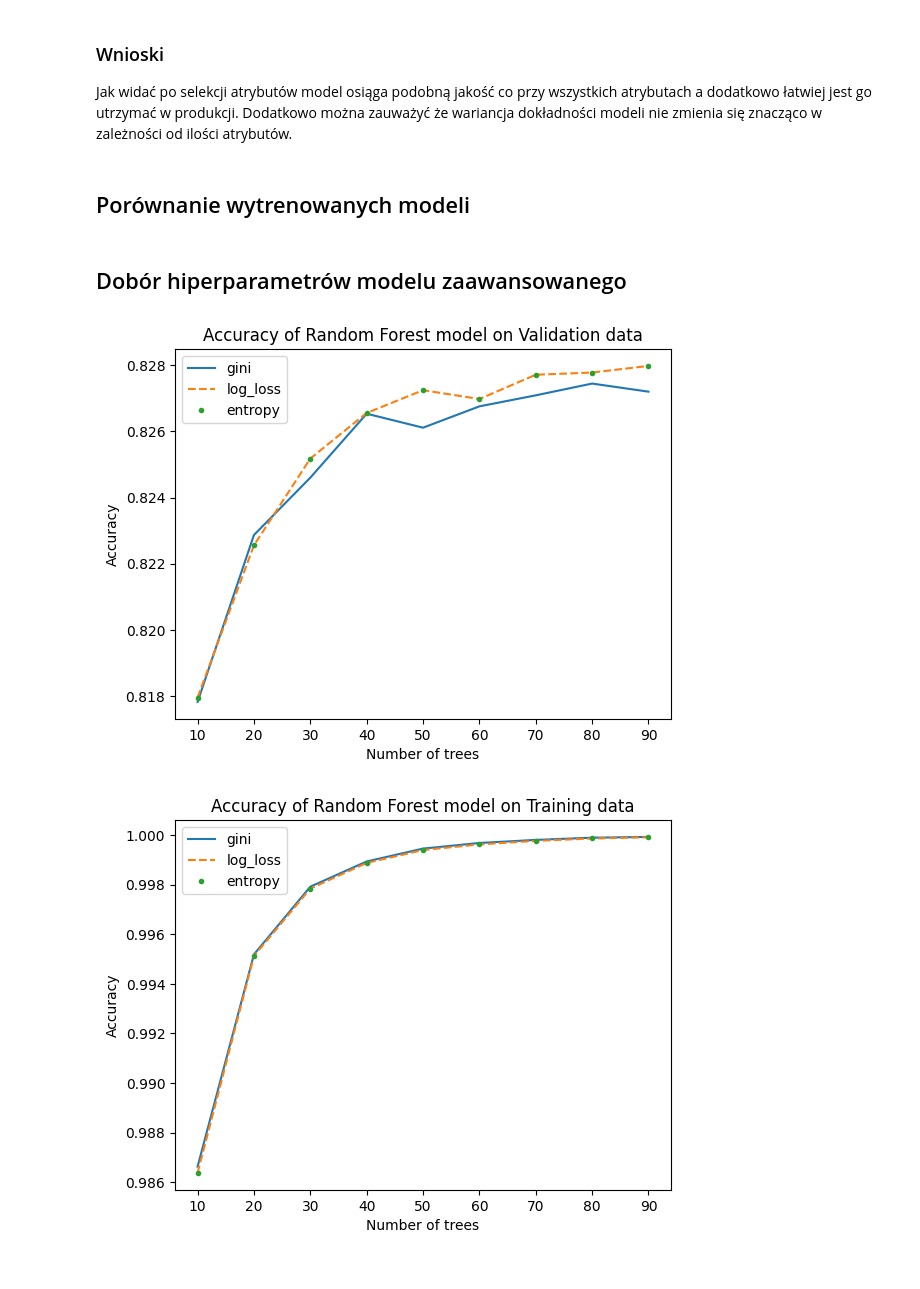
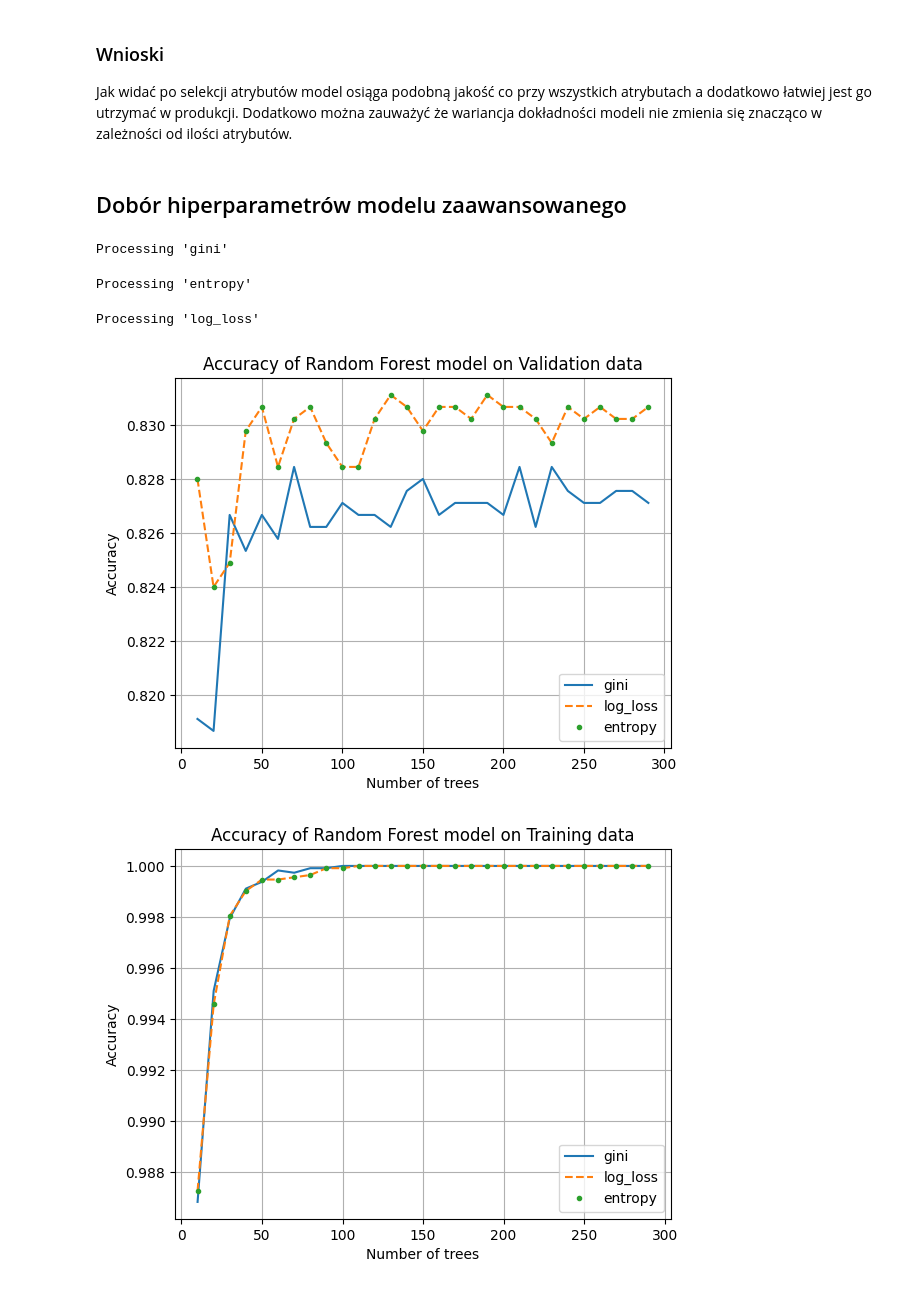
Before and after one commit to sz-aleksandra/premium-candidate-predictor, a Jupyter notebook: Dokumentacje/etap2/Raport z budowy modeli.ipynb, the cells around one changed output. Cells and saved outputs as stored; diff of their text form; code cells hidden in the pictures.

Commit message:
Fixed formating added model evaluation

```diff
--- a/Dokumentacje/etap2/Raport z budowy modeli.ipynb
+++ b/Dokumentacje/etap2/Raport z budowy modeli.ipynb
@@ -92,31 +91,31 @@ All Attributes: Mean Model accuracy 0.8047383333333332, Variance 0.0002345954194
 # %% [markdown]
 ### Wnioski
 Jak widać po selekcji atrybutów model osiąga podobną jakość co przy wszystkich atrybutach a dodatkowo łatwiej jest go utrzymać w produkcji. Dodatkowo można zauważyć że wariancja dokładności modeli nie zmienia się znacząco w zależności od ilości atrybutów.
-# %% [markdown]
-## Porównanie wytrenowanych modeli
 # %% [markdown]
 ## Dobór hiperparametrów modelu zaawansowanego
 # %%
 def load_data(base_path='data/'):
     X_train = pd.read_csv(f'{base_path}X_train.csv')
     X_val = pd.read_csv(f'{base_path}X_val.csv')
+    X_test = pd.read_csv(f'{base_path}X_test.csv')
+    Y_test = pd.read_csv(f'{base_path}Y_test.csv')
     Y_train = pd.read_csv(f'{base_path}Y_train.csv')
     Y_val = pd.read_csv(f'{base_path}Y_val.csv')
-    return X_train, X_val, Y_train, Y_val
-
-X_train, X_val, Y_train, Y_val = load_data()
+    return X_train, X_val,X_test, Y_train, Y_val,Y_test
+X_train, X_val,_, Y_train, Y_val, _ = load_data()
 scaler = StandardScaler()
 X_train_scaled = scaler.fit_transform(X_train)
 X_val_scaled = scaler.transform(X_val)
 # %%
-n_estimators_range = [*range(10,100,10)]
-number_to_sample = 100
+n_estimators_range = [*range(10,500,20)]
+number_to_sample = 10
 criterions = ["gini", "entropy", "log_loss"]
 results = {}
 for criterion in criterions:
+    print(f"Processing '{criterion}'")
     train_scores = []
     val_scores = []
-    for n_estimators in tqdm(n_estimators_range,leave=False):
+    for n_estimators in tqdm(n_estimators_range):
         train_score = []
         val_score = []
         for i in range(number_to_sample):
@@ -131,29 +130,35 @@ for criterion in criterions:
         train_scores.append(np.mean(train_score))
         val_scores.append(np.mean(val_score))
     results[criterion] = {"training_accuracy":train_scores, "validation_accuracy":val_scores}
+# %% [output]
+Processing 'gini'
+Processing 'entropy'
+Processing 'log_loss'
 # %%
 plt.clf()
 plt.plot(n_estimators_range, results["gini"]["validation_accuracy"], label="gini")
 plt.plot(n_estimators_range, results["log_loss"]["validation_accuracy"],"--", label="log_loss")
 plt.plot(n_estimators_range, results["entropy"]["validation_accuracy"],".", label="entropy")
 
 plt.legend()
 plt.ylabel('Accuracy')
 plt.xlabel("Number of trees")
 plt.title("Accuracy of Random Forest model on Validation data")
+plt.grid()
 plt.show()
 
 plt.clf()
 plt.plot(n_estimators_range, results["gini"]["training_accuracy"], label="gini")
 plt.plot(n_estimators_range, results["log_loss"]["training_accuracy"],"--", label="log_loss")
 plt.plot(n_estimators_range, results["entropy"]["training_accuracy"],".", label="entropy")
 
 plt.legend()
 plt.ylabel('Accuracy')
 plt.xlabel("Number of trees")
 plt.title("Accuracy of Random Forest model on Training data")
+plt.grid()
 plt.show()
 # print(results)
 # %% [output]
-[figure, old version]
+[figure, new version]
-[figure, old version]
+[figure, new version]
```
Also changed, not shown: parts of 8 cells of this notebook, 7 other files.
